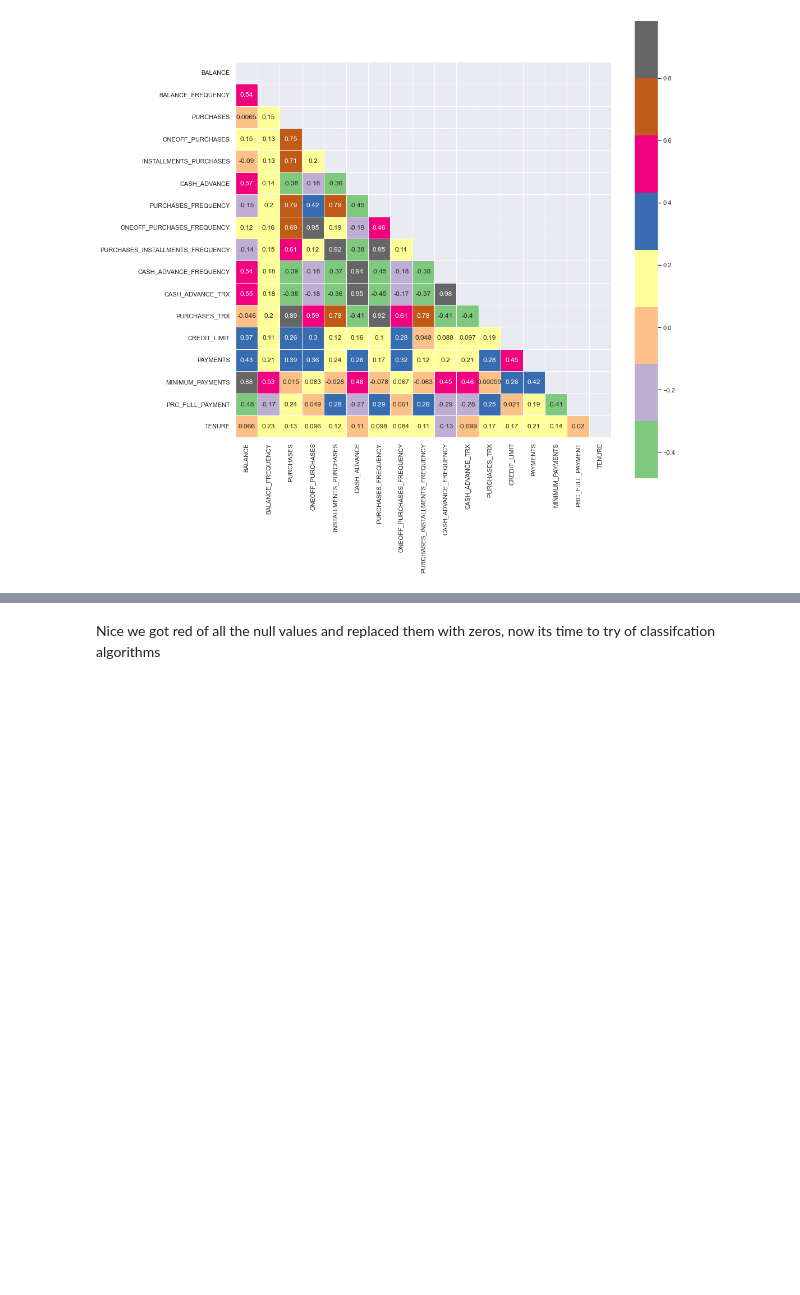
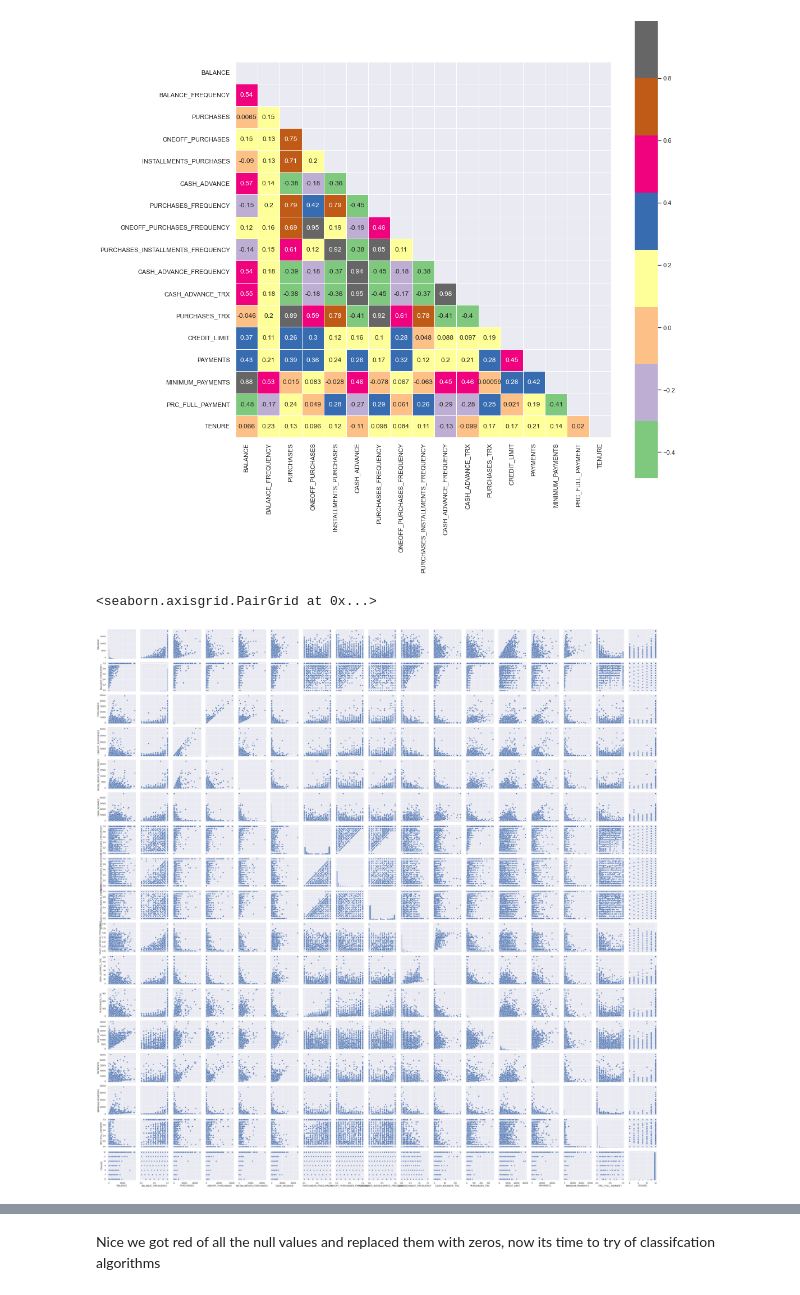
Before and after one commit to Jruz9/customer-targeting-using-cerdit-card-data, a Jupyter notebook: customerTargetingUsingCreditCardData.ipynb, the cells around one changed output, grey strips where cells are left out. Cells and saved outputs as stored; diff of their text form; code cells hidden in the pictures; blank space fills up the shorter version.

Commit message:
added scatter plots and new k means test

```diff
--- a/customerTargetingUsingCreditCardData.ipynb
+++ b/customerTargetingUsingCreditCardData.ipynb
@@ -129,6 +133,14 @@ sns.heatmap(corelationMatrix,annot=True,square=True,linewidths=.5,cmap="Accent",
 # %% [output]
 <AxesSubplot:>
 [figure]
+# %%
+#create scatterplot
+dataGrid= sns.PairGrid(secondDataset)
+dataGrid.map_diag(sns.histplot)
+dataGrid.map_offdiag(sns.scatterplot)
+# %% [output]
+<seaborn.axisgrid.PairGrid at 0x...>
+[figure, added]
 # %% [markdown]
 Notes from our findings:
 - above 80
```
Also changed, not shown: parts of 7 cells of this notebook.
